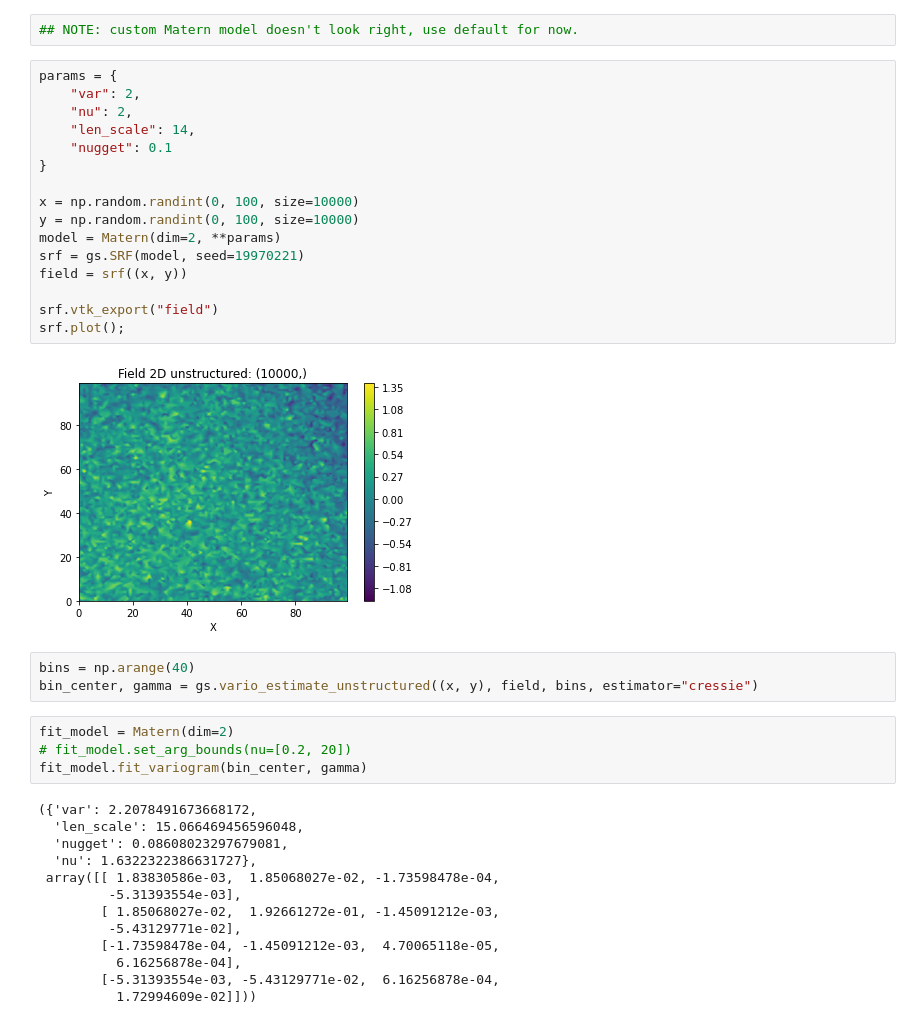
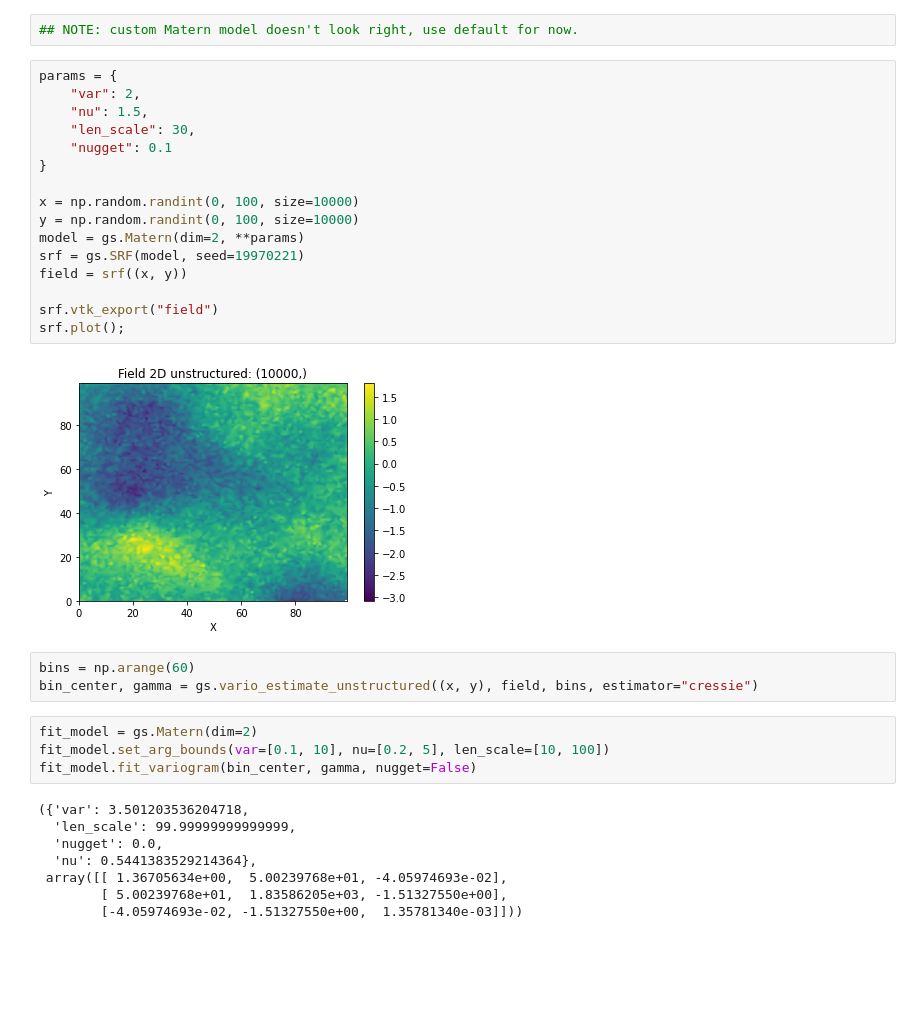
Before and after one commit to 91Mrwu/sif-xco2-cokriging, a Jupyter notebook: research/fit_variogram_gstools.ipynb, the cells around one changed output. Saved outputs shown, nothing was run; the diff lists cells and outputs as text; blank space fills up the shorter version.

```diff
--- a/research/fit_variogram_gstools.ipynb
+++ b/research/fit_variogram_gstools.ipynb
@@ -7,39 +7,34 @@ import gstools as gs
 # %%
 params = {
     "var": 2,
-    "nu": 2,
-    "len_scale": 14,
+    "nu": 1.5,
+    "len_scale": 30,
     "nugget": 0.1
 }
 
 x = np.random.randint(0, 100, size=10000)
 y = np.random.randint(0, 100, size=10000)
-model = Matern(dim=2, **params)
+model = gs.Matern(dim=2, **params)
 srf = gs.SRF(model, seed=19970221)
 field = srf((x, y))
 
 srf.vtk_export("field")
 srf.plot();
 # %% [output]
-[figure, old version]
+[figure, new version]
 # %%
-bins = np.arange(40)
+bins = np.arange(60)
 bin_center, gamma = gs.vario_estimate_unstructured((x, y), field, bins, estimator="cressie")
 # %%
-fit_model = Matern(dim=2)
-# fit_model.set_arg_bounds(nu=[0.2, 20])
-fit_model.fit_variogram(bin_center, gamma)
+fit_model = gs.Matern(dim=2)
+fit_model.set_arg_bounds(var=[0.1, 10], nu=[0.2, 5], len_scale=[10, 100])
+fit_model.fit_variogram(bin_center, gamma, nugget=False)
 # %% [output]
-({'var': 2.2078491673668172,
-  'len_scale': 15.066469456596048,
-  'nugget': 0.08608023297679081,
-  'nu': 1.6322322386631727},
- array([[ 1.83830586e-03,  1.85068027e-02, -1.73598478e-04,
-         -5.31393554e-03],
-        [ 1.85068027e-02,  1.92661272e-01, -1.45091212e-03,
-         -5.43129771e-02],
-        [-1.73598478e-04, -1.45091212e-03,  4.70065118e-05,
-          6.16256878e-04],
-        [-5.31393554e-03, -5.43129771e-02,  6.16256878e-04,
-          1.72994609e-02]]))
+({'var': 3.501203536204718,
+  'len_scale': 99.99999999999999,
+  'nugget': 0.0,
+  'nu': 0.5441383529214364},
+ array([[ 1.36705634e+00,  5.00239768e+01, -4.05974693e-02],
+        [ 5.00239768e+01,  1.83586205e+03, -1.51327550e+00],
+        [-4.05974693e-02, -1.51327550e+00,  1.35781340e-03]]))
 # %%
```
Also changed, not shown: parts of 1 cell of this notebook, 7 other files.
